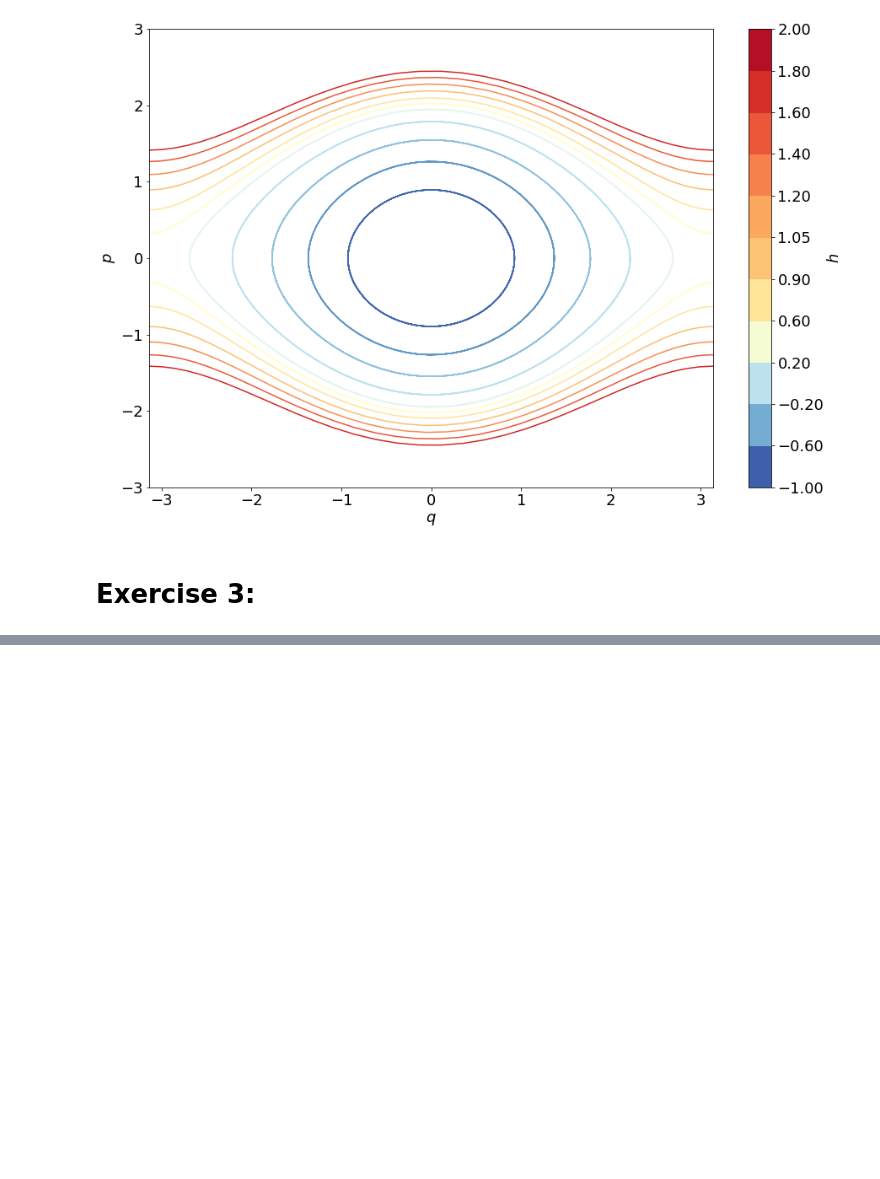
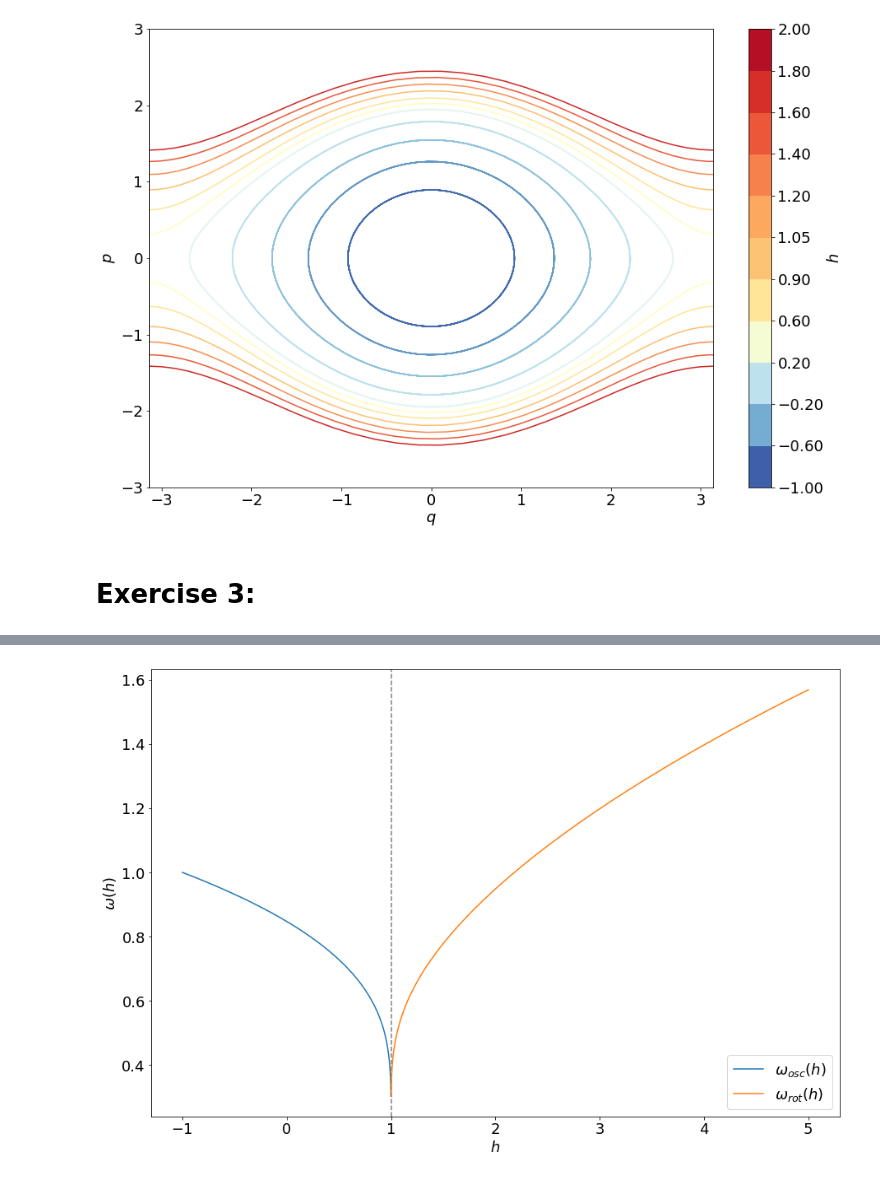
Before and after one commit to jeanyvesb9/NonLinear-HamiltonianDynamics, a Jupyter notebook: assignment_2/assignment_2.ipynb, the cells around one changed output, grey strips where cells are left out. Drawn from its saved outputs; the diff is of its cells as text; code cells hidden in the pictures; blank space fills up the shorter version.

```diff
--- a/assignment_2/assignment_2.ipynb
+++ b/assignment_2/assignment_2.ipynb
@@ -311,0 +323,21 @@ fig.savefig('ex2_phase_plot.png', bbox_inches='tight')
+# %%
+omega_r = lambda h: np.sqrt((h + 1)/2)
+omega_osc = lambda h: np.pi / (2 * sp.special.ellipk(omega_r(h)**2))
+omega_rot = lambda h: np.pi * omega_r(h) / (2 * sp.special.ellipk(omega_r(h)**(-2)))
+
+fig = plt.figure(figsize=(15, 10))
+ax = fig.add_subplot(1,1,1)
+h_lsp_under_1 = np.linspace(-1, 1, 2000)[:-1]
+h_lsp_over_1 = np.linspace(1, 5, 4000)[1:]
+ax.axvline(1, linestyle='--', color='gray')
+ax.plot(h_lsp_under_1, omega_osc(h_lsp_under_1), label='$\\omega_{osc}(h)$')
+ax.plot(h_lsp_over_1, omega_rot(h_lsp_over_1), label='$\\omega_{rot}(h)$')
+
+ax.set_xlabel('$h$')
+ax.set_ylabel('$\\omega(h)$')
+
+ax.legend(loc='lower right')
+
+fig.savefig('ex3_omega.png', bbox_inches='tight')
+# %% [output]
+[figure, added]
```
Also changed, not shown: parts of 5 cells of this notebook, 5 other files.
